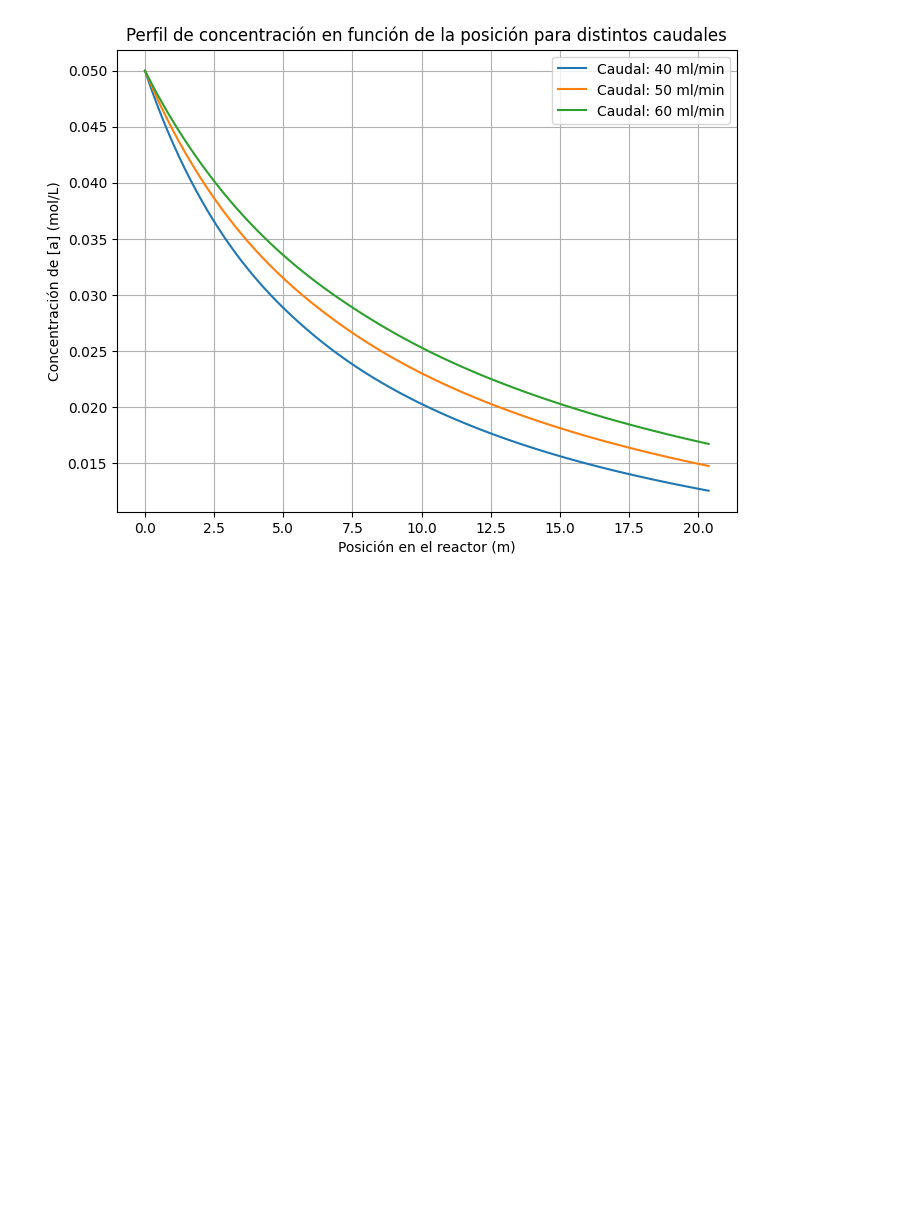
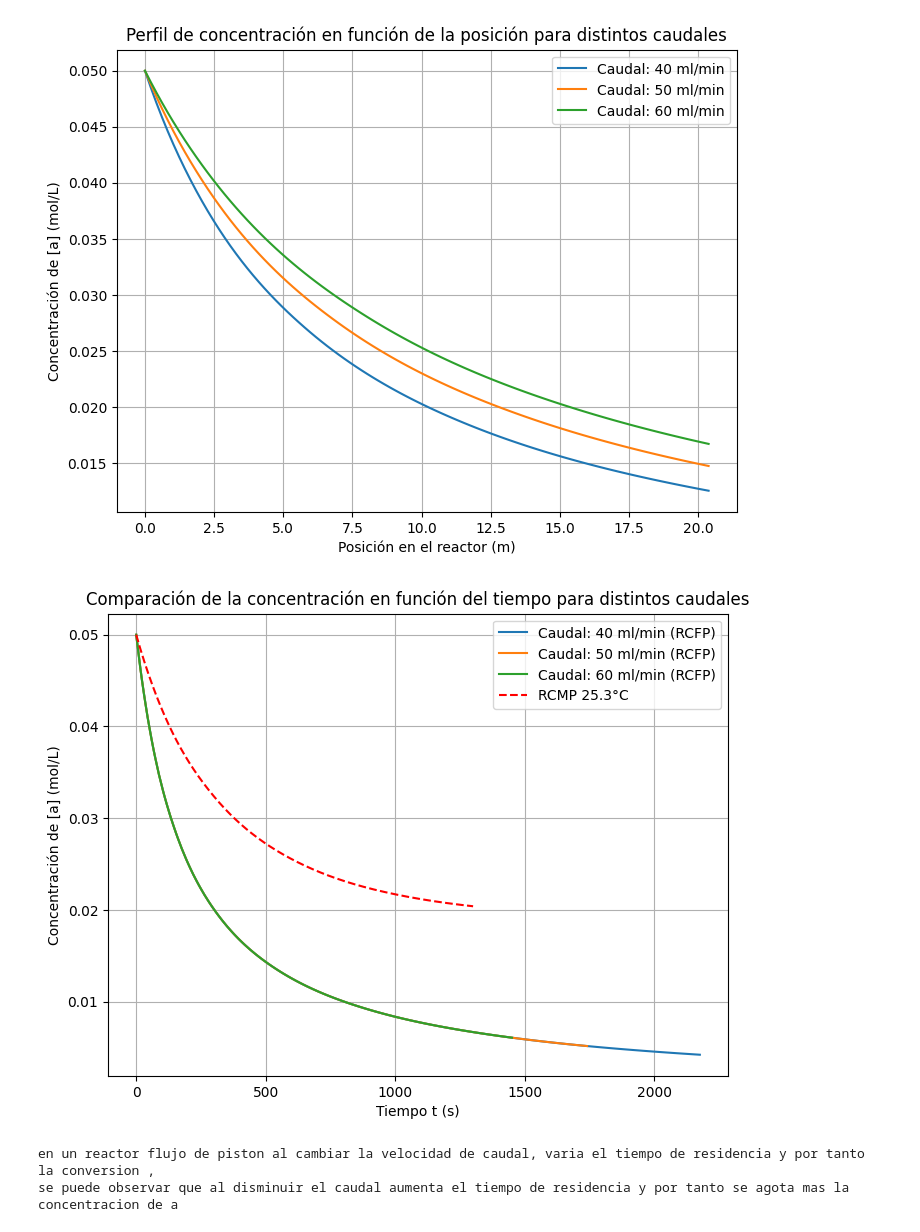
Before and after one commit to ChristianPh404/exp2, a Jupyter notebook: pract4.ipynb, the cells around one changed output. Drawn from its saved outputs; the diff is of its cells as text; code cells hidden in the pictures; blank space fills up the shorter version.

```diff
--- a/pract4.ipynb
+++ b/pract4.ipynb
@@ -295,3 +295,56 @@ plt.grid()
 plt.show()
 # %% [output]
 [figure]
+# %%
+import numpy as np
+import matplotlib.pyplot as plt
+from scipy.integrate import solve_ivp
+import pickle
+
+# Parámetros iniciales
+diametro = 5 / 1000  # Diámetro del tubo (m)
+A_reactor = np.pi * (diametro / 2)**2  # Área de la sección transversal (m^2)
+L = (1.45/1000)/A_reactor # Longitud del reactor (m)
+# Cargar datos del RCMP desde archivo
+with open('datos_serie_1.pkl', 'rb') as f:
+    t_serie_1, a_t_serie_1 = pickle.load(f)
+
+# Definir la ODE para el flujo pistón en función del tiempo
+def odes(t, a):
+    return -k * a**2
+
+# Lista de medidas de caudales
+medidas = [{'FA': [40]}, {'FA': [50]}, {'FA': [60]}]  # Caudales en ml/min
+
+# Simular la concentración en función del tiempo para cada caudal
+soluciones_tiempo_residencia = {}
+tiempos_residencia = []  # Lista para almacenar los tiempos de residencia de cada serie
+plt.figure(figsize=(8, 6))
+for medida in medidas:
+    caudal = medida['FA'][0]  # Caudal de cada serie (ml/min)
+    caudal_m3_s = caudal / 60000000  # Convertir caudal a m³/s
+    v = caudal_m3_s / A_reactor  # Velocidad en el reactor (m/s)
+    tiempo_residencia = L / v  # Calcular el tiempo de residencia
+
+    # Resolver la ODE en función del tiempo, limitado por el tiempo de residencia
+    t_span = (0, tiempo_residencia)
+    sol_tiempo = solve_ivp(odes, t_span, [a0], method='RK45', dense_output=True)
+    t_eval = np.linspace(0, tiempo_residencia, 100)
+    concentracion_tiempo = sol_tiempo.sol(t_eval)[0]  # Guardar concentración para cada caudal
+    plt.plot(t_eval, concentracion_tiempo, label=f'Caudal: {caudal} ml/min (RCFP)')
+
+# Graficar resultados y comparar con el RCMP
+
+plt.plot(t_serie_1, a_t_serie_1, label='RCMP 25.3°C', linestyle='--', color='red')
+plt.xlabel('Tiempo t (s)')
+plt.ylabel('Concentración de [a] (mol/L)')
+plt.title('Comparación de la concentración en función del tiempo para distintos caudales')
+plt.legend()
+plt.grid()
+plt.show()
+print(f"""en un reactor flujo de piston al cambiar la velocidad de caudal, varia el tiempo de residencia y por tanto la conversion ,
+se puede observar que al disminuir el caudal aumenta el tiempo de residencia y por tanto se agota mas la concentracion de a""")
+# %% [output]
+[figure, added]
+en un reactor flujo de piston al cambiar la velocidad de caudal, varia el tiempo de residencia y por tanto la conversion ,
+se puede observar que al disminuir el caudal aumenta el tiempo de residencia y por tanto se agota mas la concentracion de a
```
Also changed, not shown: parts of 1 cell of this notebook.
